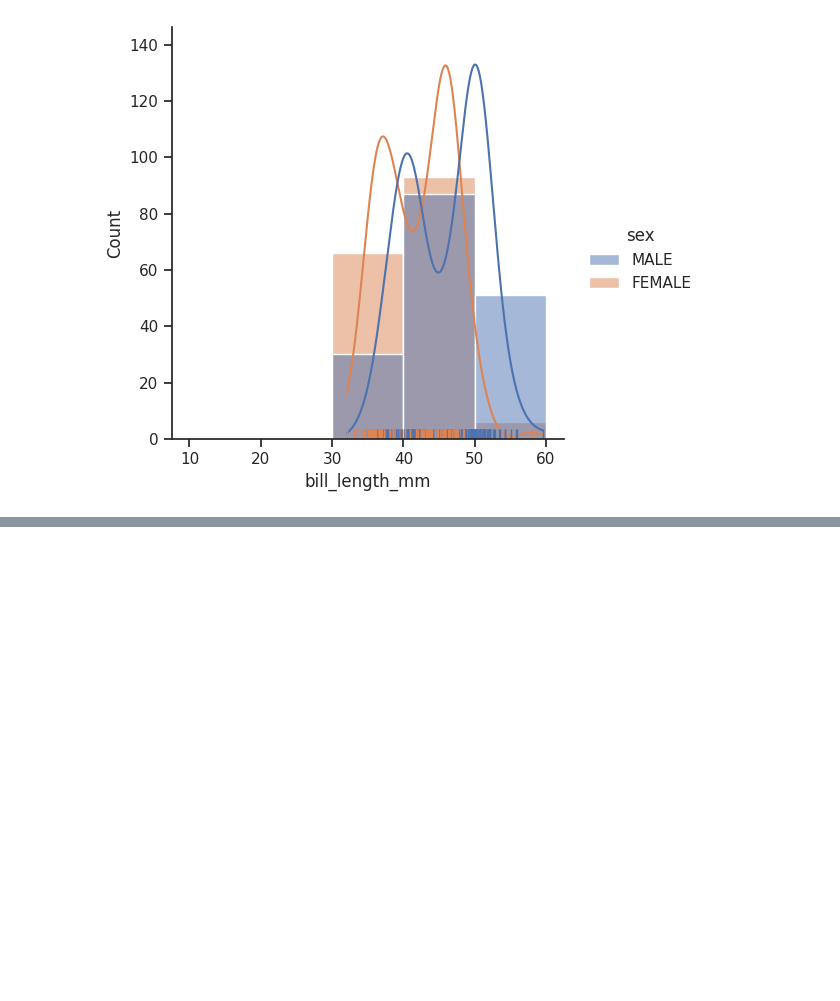
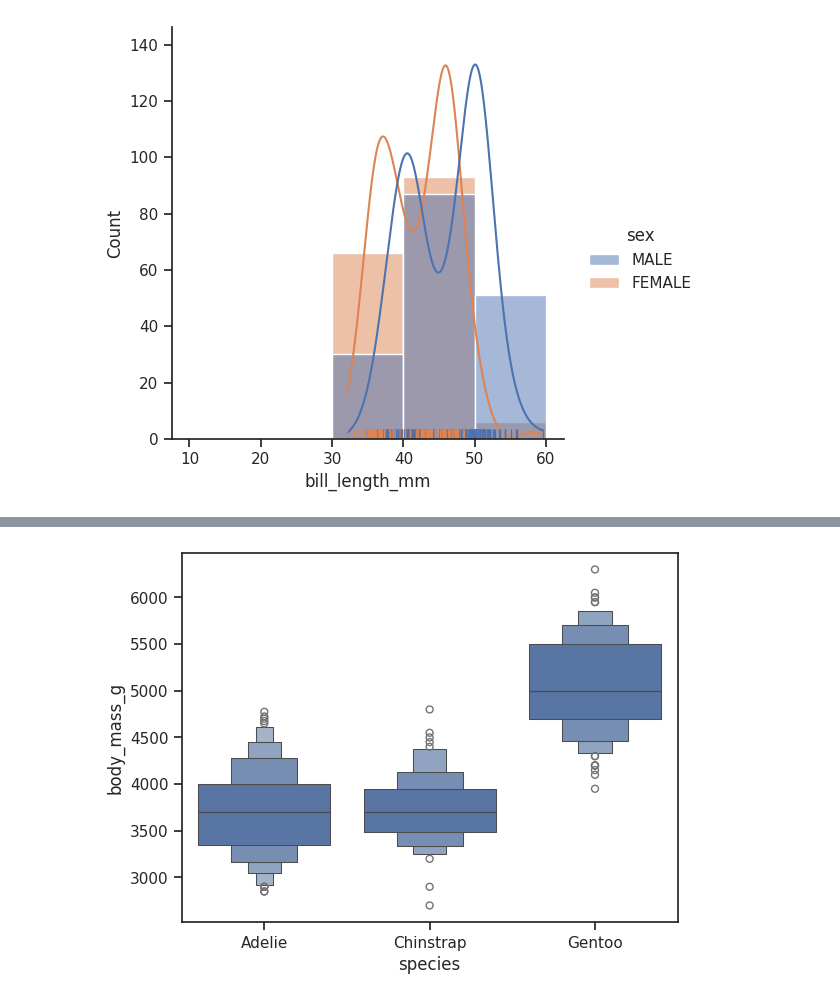
Before and after one commit to manavtyagiji10/AI-in-Data-Science, a Jupyter notebook: charts3.ipynb, the cells around one changed output, grey strips where cells are left out. Cells and saved outputs as stored; diff of their text form; code cells hidden in the pictures; blank space fills up the shorter version.

```diff
--- a/charts3.ipynb
+++ b/charts3.ipynb
@@ -97,0 +108,5 @@ plt.show()
+# %%
+sns.boxenplot(x="species",y="body_mass_g",data=df)
+plt.show()
+# %% [output]
+[figure, added]
```
Also changed, not shown: parts of 10 cells of this notebook.
